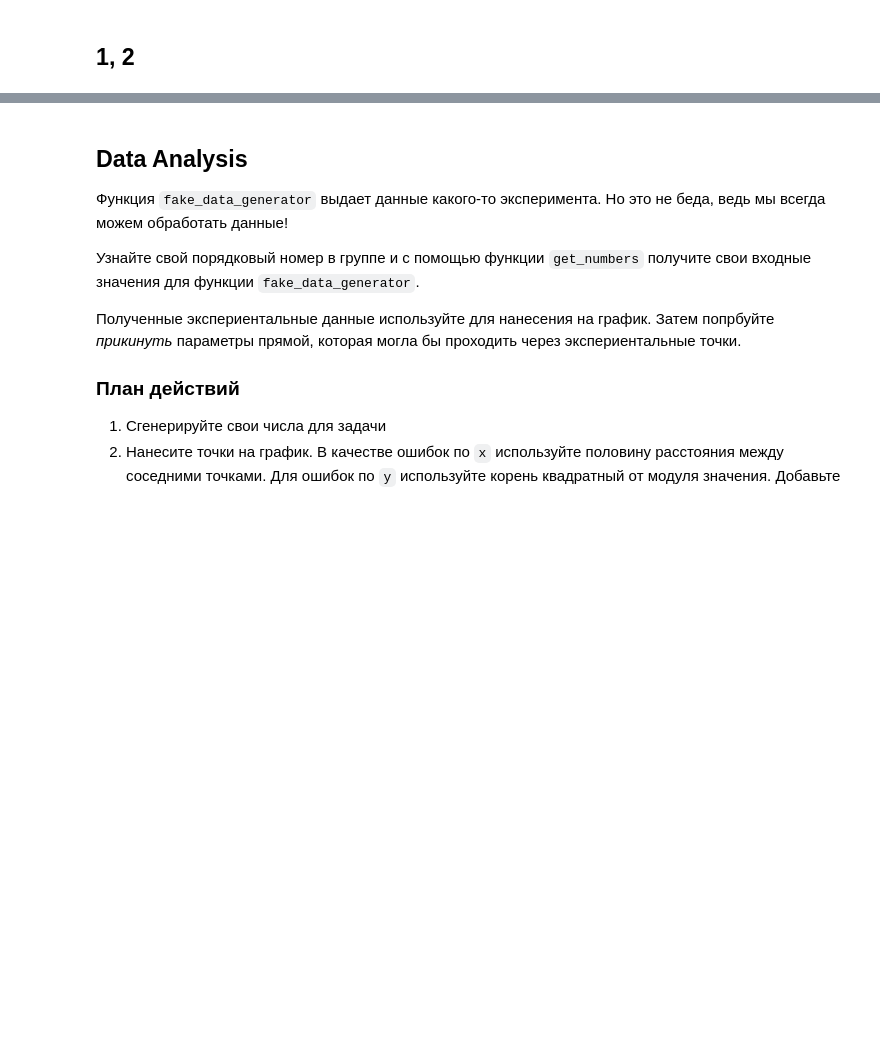
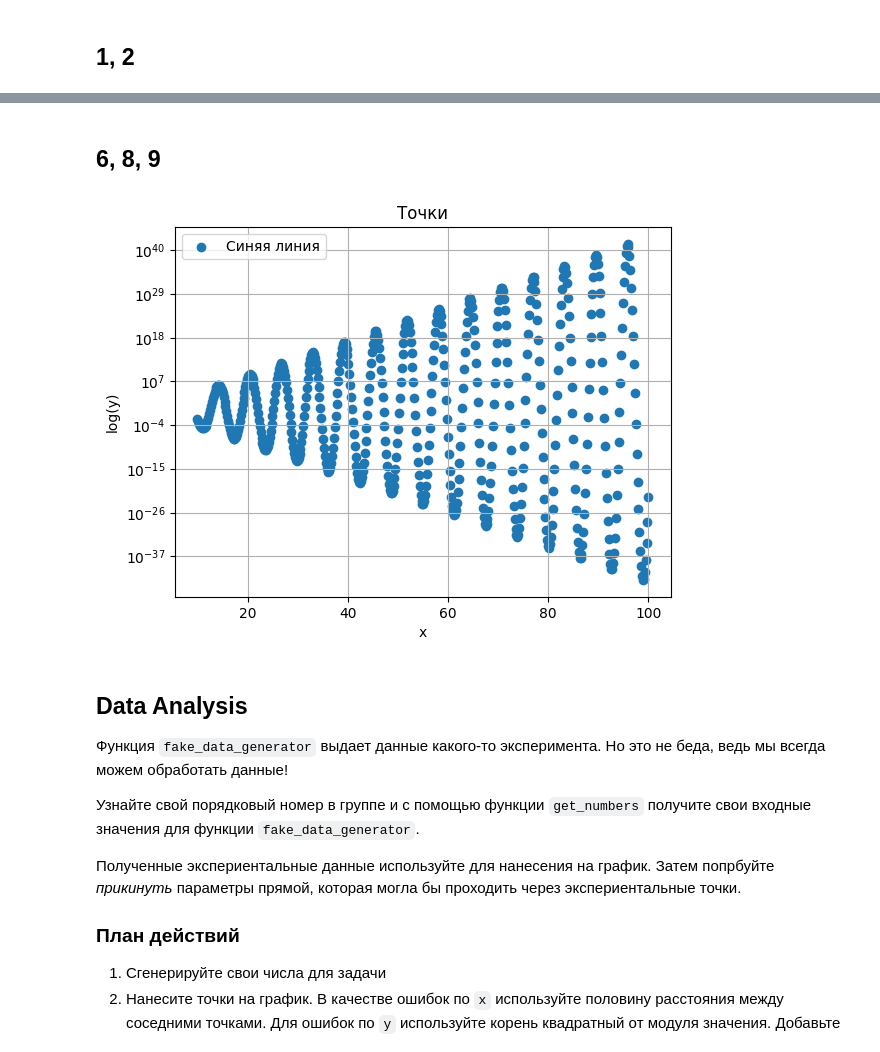
Before and after one commit to OhNoMyRook/python_22, a Jupyter notebook: Classwork-04/lpr2022_lab4.ipynb, the cells around one changed output, grey strips where cells are left out. Saved outputs shown, nothing was run; the diff lists cells and outputs as text; code cells hidden in the pictures; blank space fills up the shorter version.

```diff
--- a/Classwork-04/lpr2022_lab4.ipynb
+++ b/Classwork-04/lpr2022_lab4.ipynb
@@ -418,3 +423,18 @@ plt.plot(x, y)
+# %% [markdown]
+## 6, 8, 9
+# %%
+plt.title("Точки")
+x = np.linspace(10, 100, 500)
+y = np.exp(x*np.sin(x))
+plt.yscale('log')
+plt.scatter(x, y, label = 'Синяя линия')
+plt.grid()
+plt.legend()
+plt.ylabel("log(y)")
+plt.xlabel("x")
+plt.show()
+# %% [output]
+[figure, added]
 # %% [markdown]
 ## Data Analysis
 
```
Also changed, not shown: parts of 7 cells of this notebook, 1 other file.
